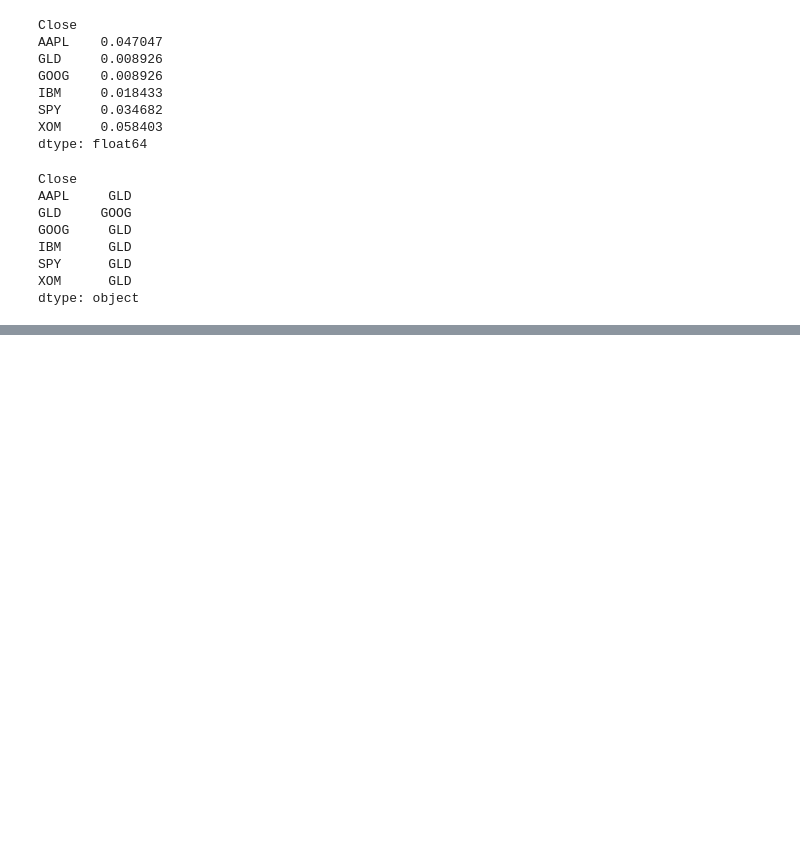
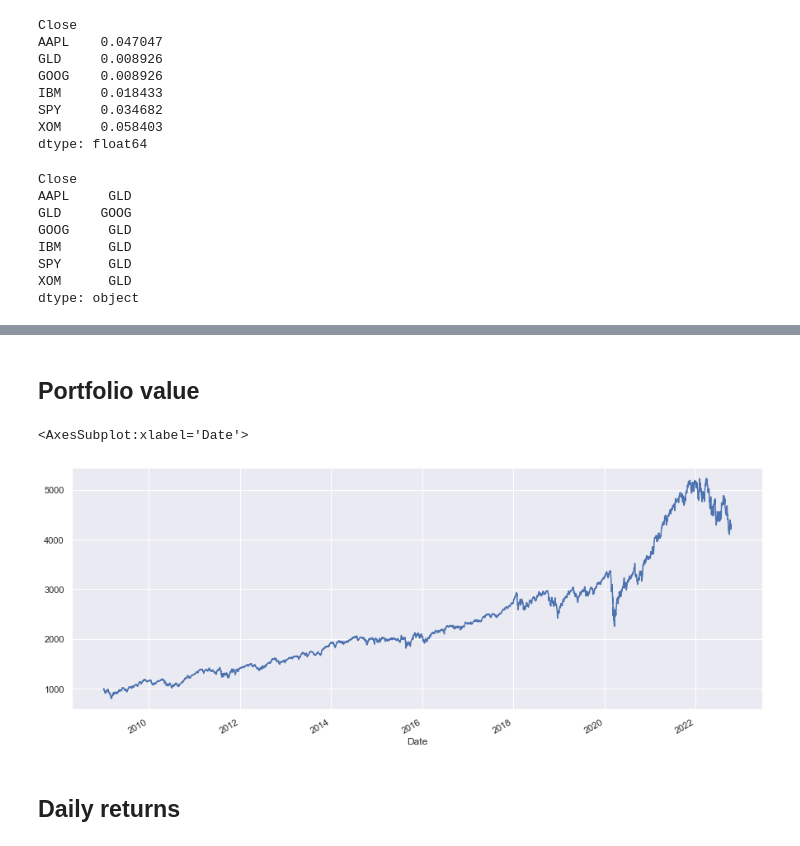
Before and after one commit to mathieugouin/tradesim, a Jupyter notebook: udacity.ipynb, the cells around one changed output, grey strips where cells are left out. Cells and saved outputs as stored; diff of their text form; code cells hidden in the pictures; blank space fills up the shorter version.

```diff
--- a/udacity.ipynb
+++ b/udacity.ipynb
@@ -248,0 +223,2 @@ plot_correlation(pc, 'X.TO', 'TLRY.TO')
+# %%
+db = sdm.StockDBMgr('stock_db/test', '2009-01-01')
@@ -248,0 +227,5 @@ plot_correlation(pc, 'X.TO', 'TLRY.TO')
+# %%
+symbols = ['SPY', 'XOM', 'GOOG', 'GLD']
+allocs = np.array([.4, .4, .1, .1])
+start_val = 1000 # $
+allocs.sum()
@@ -248,0 +234,3 @@ plot_correlation(pc, 'X.TO', 'TLRY.TO')
+# %%
+# Keep only the stocks we want:
+df = df[symbols]
@@ -248,0 +251,11 @@ plot_correlation(pc, 'X.TO', 'TLRY.TO')
+# %% [markdown]
+## Portfolio value
+# %%
+# Quick plot of our portfolio
+port_val = ((df / df.iloc[0]) * allocs * start_val).sum(1)
+port_val.plot()
+# %% [output]
+<AxesSubplot:xlabel='Date'>
+[figure, added]
+# %% [markdown]
+## Daily returns
```
Also changed, not shown: parts of 27 cells of this notebook.
